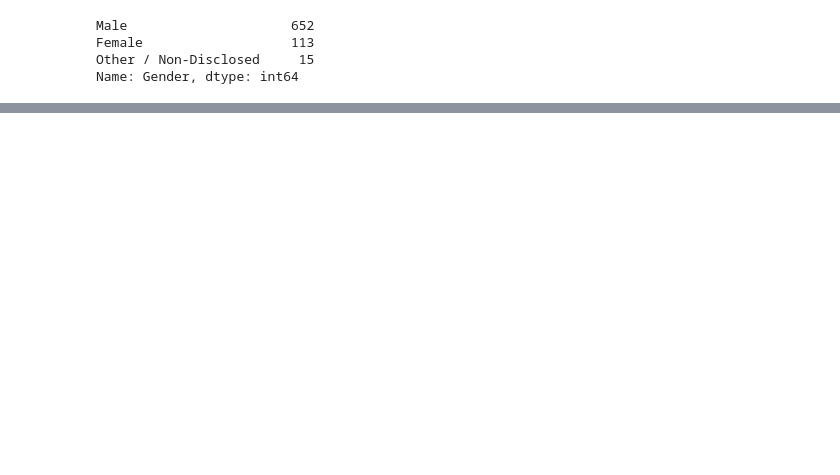
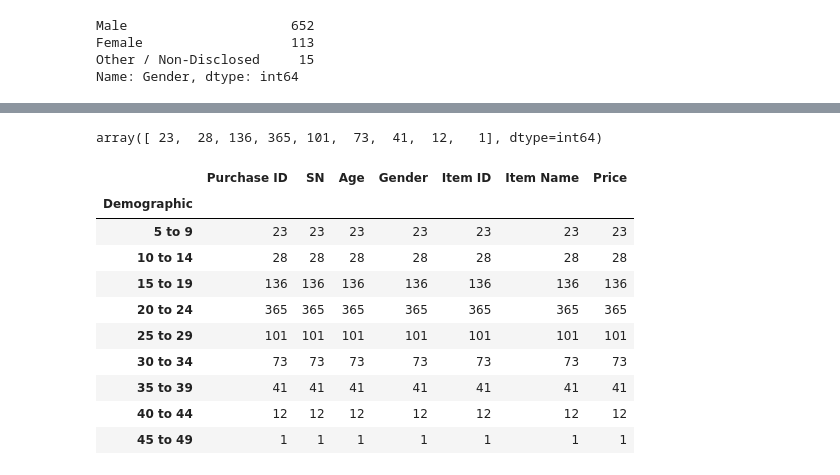
Before and after one commit to lmfao415/pandas-challenge, a Jupyter notebook: HeroesofPymoli/HeroesofPymoli.ipynb, the cells around one changed output, grey strips where cells are left out. Cells and saved outputs as stored; diff of their text form; code cells hidden in the pictures; blank space fills up the shorter version.

```diff
--- a/HeroesofPymoli/HeroesofPymoli.ipynb
+++ b/HeroesofPymoli/HeroesofPymoli.ipynb
@@ -111,0 +149,21 @@ other_average_spend = other_total_value / number_of_
+# %%
+demographic2_df = pd.DataFrame(demographix.count())
+demographic2_df["SN"].unique()
+# %% [output]
+array([ 23,  28, 136, 365, 101,  73,  41,  12,   1], dtype=int64)
+# %%
+# DemoSummary_df = demographic2_df["Age"]
+# DemoSummary_df
+demographic2_df
+# %% [output]
+|  | Purchase ID | SN | Age | Gender | Item ID | Item Name | Price |
+| Demographic |  |  |  |  |  |  |  |
+| 5 to 9 | 23 | 23 | 23 | 23 | 23 | 23 | 23 |
+| 10 to 14 | 28 | 28 | 28 | 28 | 28 | 28 | 28 |
+| 15 to 19 | 136 | 136 | 136 | 136 | 136 | 136 | 136 |
+| 20 to 24 | 365 | 365 | 365 | 365 | 365 | 365 | 365 |
+| 25 to 29 | 101 | 101 | 101 | 101 | 101 | 101 | 101 |
+| 30 to 34 | 73 | 73 | 73 | 73 | 73 | 73 | 73 |
+| 35 to 39 | 41 | 41 | 41 | 41 | 41 | 41 | 41 |
+| 40 to 44 | 12 | 12 | 12 | 12 | 12 | 12 | 12 |
+| 45 to 49 | 1 | 1 | 1 | 1 | 1 | 1 | 1 |
```
Also changed, not shown: parts of 33 cells of this notebook.
